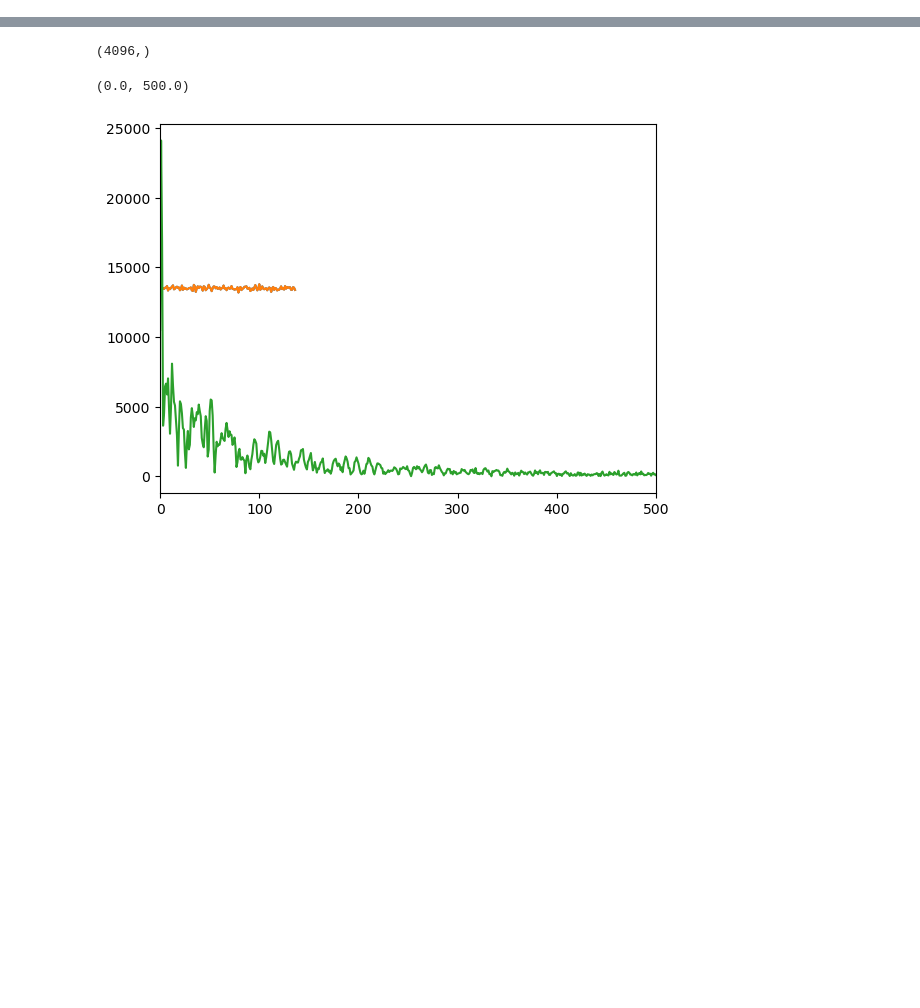
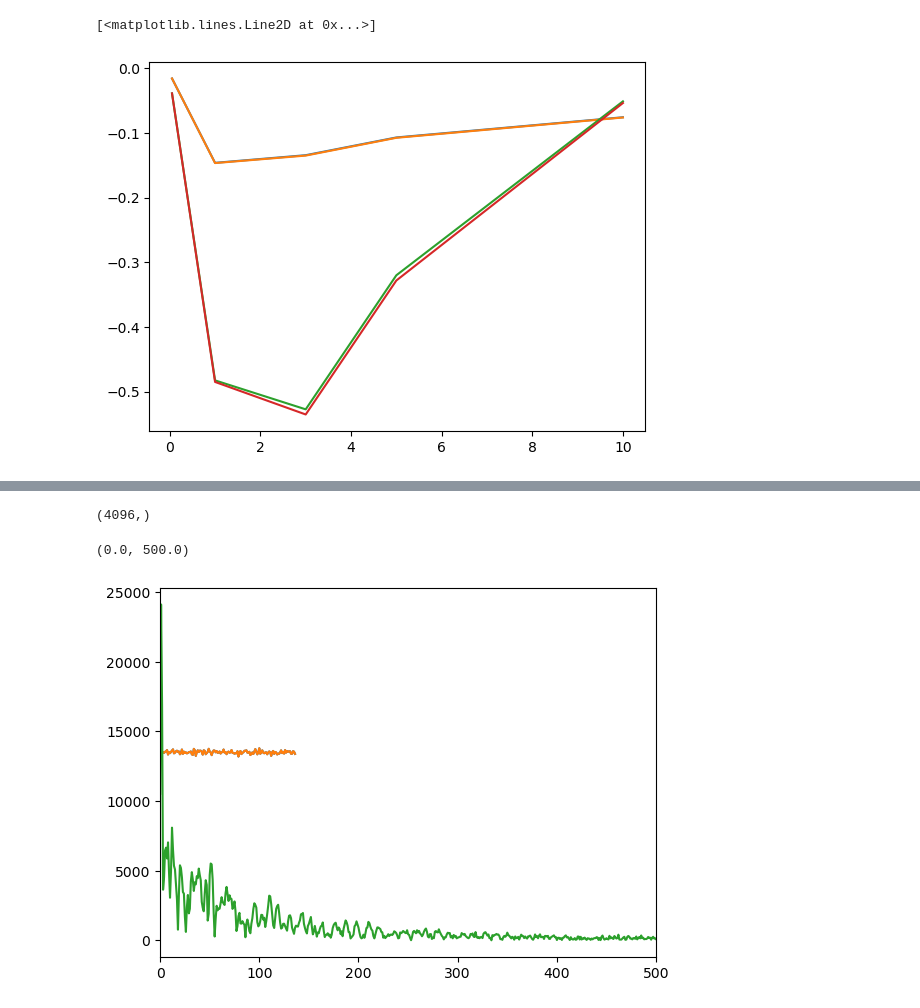
Before and after one commit to rita-o/dMRSI, a Jupyter notebook: scratch.ipynb, the cells around one changed output, grey strips where cells are left out. Cells and saved outputs as stored; diff of their text form; code cells hidden in the pictures; blank space fills up the shorter version.

```diff
--- a/scratch.ipynb
+++ b/scratch.ipynb
@@ -0,0 +109,17 @@
+# %%
+D_base = 1.5
+p_callaghan = [1, D_base]
+p_callaghan_inc = [1, D_base+.01]
+
+p_biexp = [1, .5, .5, 0.8]
+p_biexp_inc = [1, .5+.01, .5, 0.8]
+
+
+plt.plot(bvals,(model_callaghan(p_callaghan_inc,bvals)-model_callaghan(p_callaghan,bvals))/.01)
+plt.plot(bvals,model_callaghan_grad(p_callaghan,bvals)[1])
+
+plt.plot(bvals,(model_biexp(p_biexp_inc,bvals)-model_biexp(p_biexp,bvals))/.01)
+plt.plot(bvals, model_biexp_grad(p_biexp,bvals)[1])
+# %% [output]
+[<matplotlib.lines.Line2D at 0x...>]
+[figure, added]
```
Also changed, not shown: parts of 15 cells of this notebook, 25 other files.
